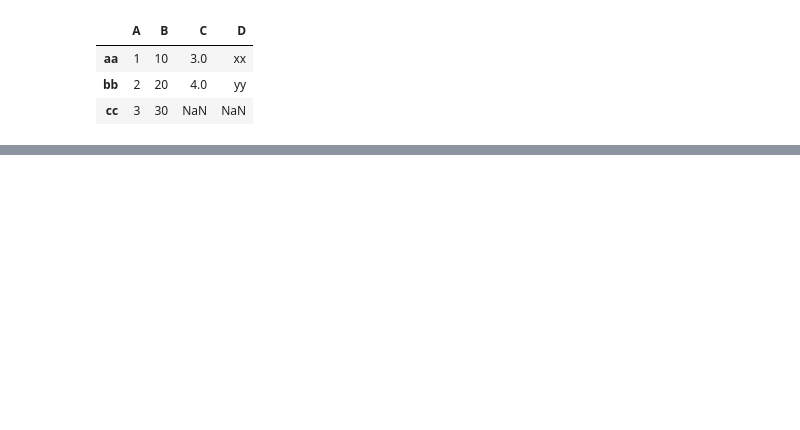
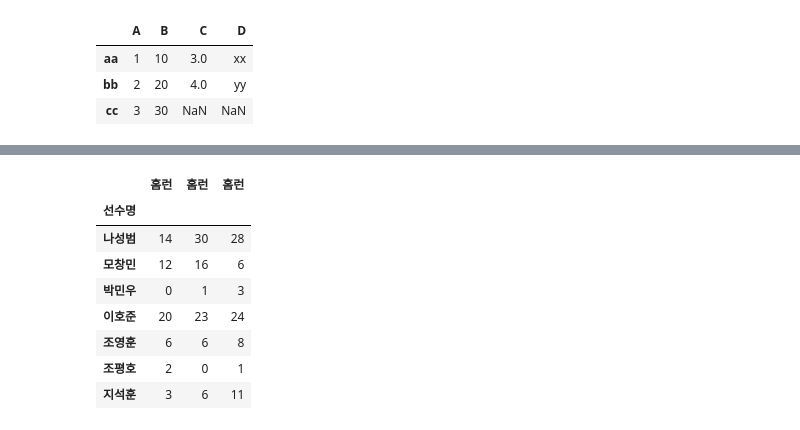
Before and after one commit to dy5299/bigdata, a Jupyter notebook: 03 Pandas/Day9-10 데이터 가공 1 - 데이터 합치기 (merge, concat).ipynb, the cells around one changed output, grey strips where cells are left out. Cells and saved outputs as stored; diff of their text form; code cells hidden in the pictures; blank space fills up the shorter version.

```diff
--- a/03 Pandas/Day9-10 데이터 가공 1 - 데이터 합치기 (merge, concat).ipynb
+++ b/03 Pandas/Day9-10 데이터 가공 1 - 데이터 합치기 (merge, concat).ipynb
@@ -234,0 +402,14 @@ pd.concat([df1, df2], axis = 1, sort=True)
+# %%
+# 3년 모두 뛴 선수의 기록만 출력
+homerun2 = pd.concat([NC13.홈런, NC14.홈런, NC15.홈런], axis = 1, sort=True, join='inner')
+homerun2
+# %% [output]
+|  | 홈런 | 홈런 | 홈런 |
+| 선수명 |  |  |  |
+| 나성범 | 14 | 30 | 28 |
+| 모창민 | 12 | 16 | 6 |
+| 박민우 | 0 | 1 | 3 |
+| 이호준 | 20 | 23 | 24 |
+| 조영훈 | 6 | 6 | 8 |
+| 조평호 | 2 | 0 | 1 |
+| 지석훈 | 3 | 6 | 11 |
```
Also changed, not shown: parts of 20 cells of this notebook.
